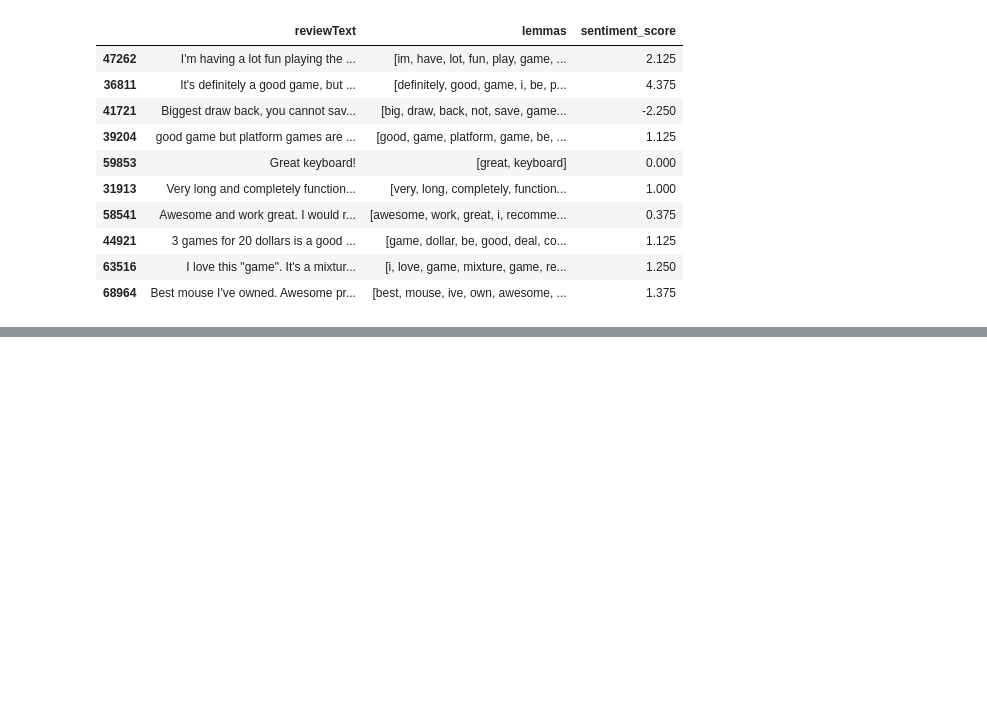
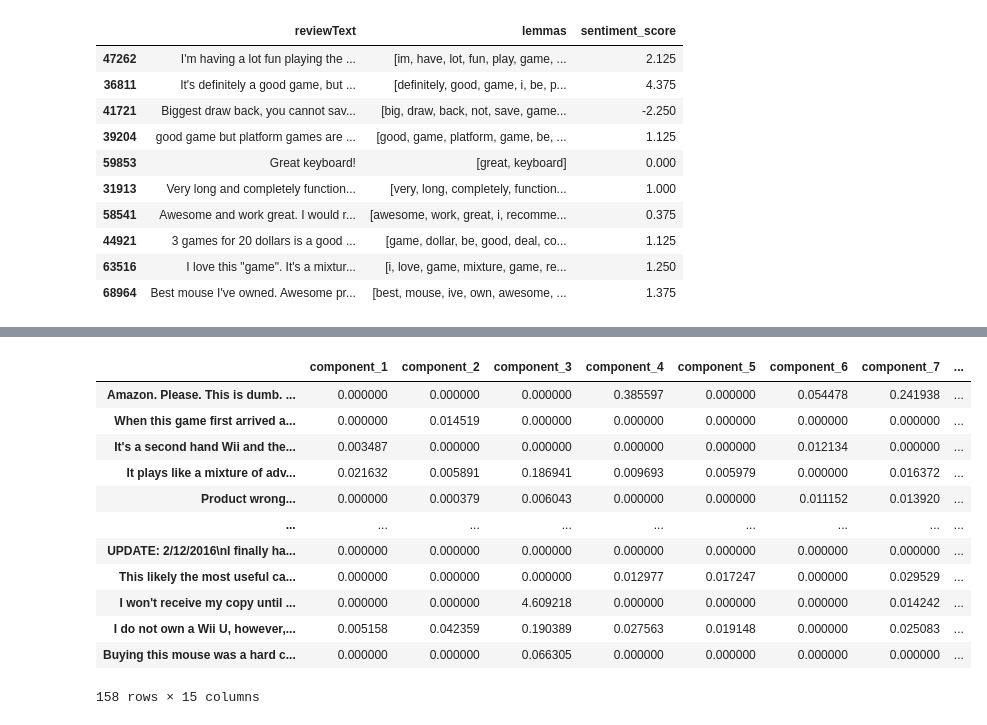
Before and after one commit to oranje19/NBM-Unsupervised, a Jupyter notebook: MVP.ipynb, the cells around one changed output, grey strips where cells are left out. Cells and saved outputs as stored; diff of their text form; code cells hidden in the pictures; blank space fills up the shorter version.

```diff
--- a/MVP.ipynb
+++ b/MVP.ipynb
@@ -188,0 +223,4 @@ reviews[['reviewText', 'lemmas', 'sentiment_score']].sample(10)
+# %%
+doc_topic_df = pd.DataFrame(doc_topic, index=reviews.index)
+# %%
+doc_topic_df['reviews'] = reviews['reviewText']
@@ -188,0 +321,24 @@ reviews[['reviewText', 'lemmas', 'sentiment_score']].sample(10)
+# %%
+ex_label = [e[:30]+"..." for e in doc_topic_df.reviews]
+# %%
+doc_topic_nmf = pd.DataFrame(doc_topic,
+                             index=ex_label,
+                             columns = ['component_1', 'component_2','component_3','component_4',
+                                        'component_5','component_6','component_7','component_8',
+                                        'component_9','component_10','component_11','component_12',
+                                        'component_13','component_14','component_15'])
+doc_topic_nmf
+# %% [output]
+|  | component_1 | component_2 | component_3 | component_4 | component_5 | component_6 | component_7 | ... |
+| Amazon. Please. This is dumb. ... | 0.000000 | 0.000000 | 0.000000 | 0.385597 | 0.000000 | 0.054478 | 0.241938 | ... |
+| When this game first arrived a... | 0.000000 | 0.014519 | 0.000000 | 0.000000 | 0.000000 | 0.000000 | 0.000000 | ... |
+| It's a second hand Wii and the... | 0.003487 | 0.000000 | 0.000000 | 0.000000 | 0.000000 | 0.012134 | 0.000000 | ... |
+| It plays like a mixture of adv... | 0.021632 | 0.005891 | 0.186941 | 0.009693 | 0.005979 | 0.000000 | 0.016372 | ... |
+| Product wrong... | 0.000000 | 0.000379 | 0.006043 | 0.000000 | 0.000000 | 0.011152 | 0.013920 | ... |
+| ... | ... | ... | ... | ... | ... | ... | ... | ... |
+| UPDATE: 2/12/2016\nI finally ha... | 0.000000 | 0.000000 | 0.000000 | 0.000000 | 0.000000 | 0.000000 | 0.000000 | ... |
+| This likely the most useful ca... | 0.000000 | 0.000000 | 0.000000 | 0.012977 | 0.017247 | 0.000000 | 0.029529 | ... |
+| I won't receive my copy until ... | 0.000000 | 0.000000 | 4.609218 | 0.000000 | 0.000000 | 0.000000 | 0.014242 | ... |
+| I do not own a Wii U, however,... | 0.005158 | 0.042359 | 0.190389 | 0.027563 | 0.019148 | 0.000000 | 0.025083 | ... |
+| Buying this mouse was a hard c... | 0.000000 | 0.000000 | 0.066305 | 0.000000 | 0.000000 | 0.000000 | 0.000000 | ... |
+158 rows × 15 columns
```
Also changed, not shown: parts of 20 cells of this notebook, 1 other file.
